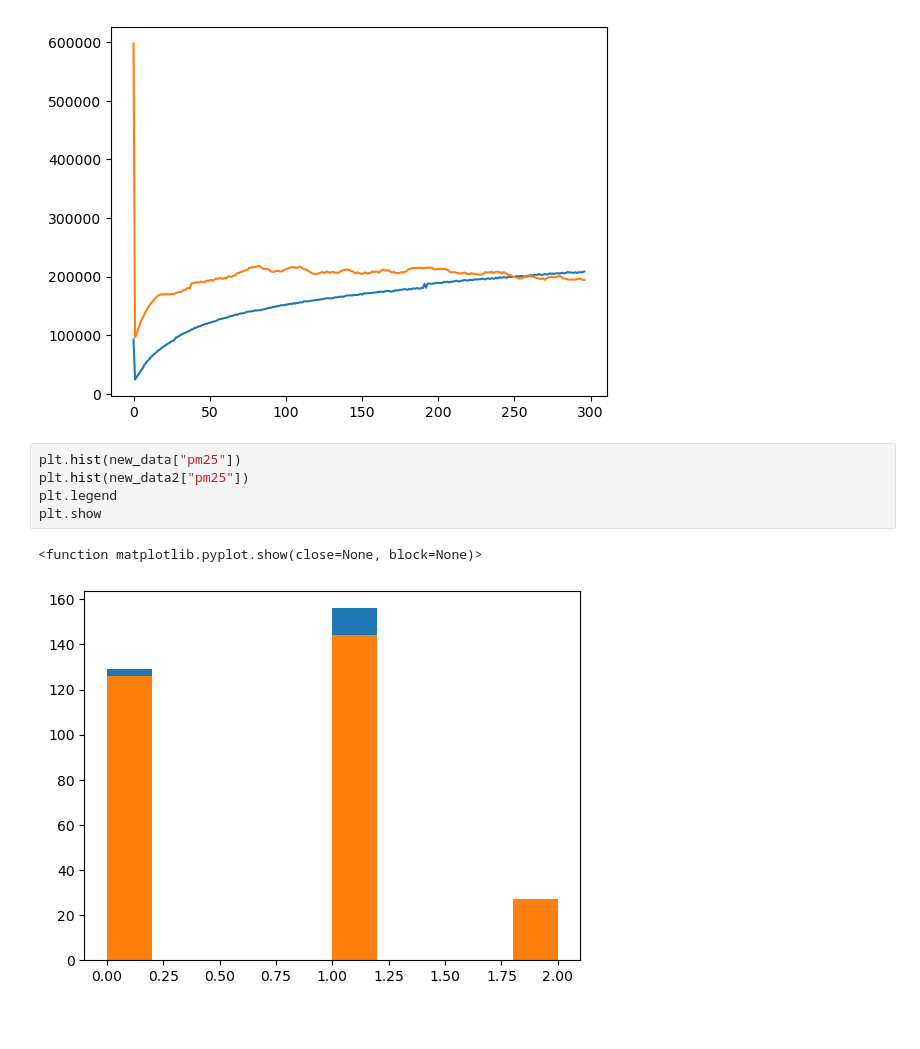
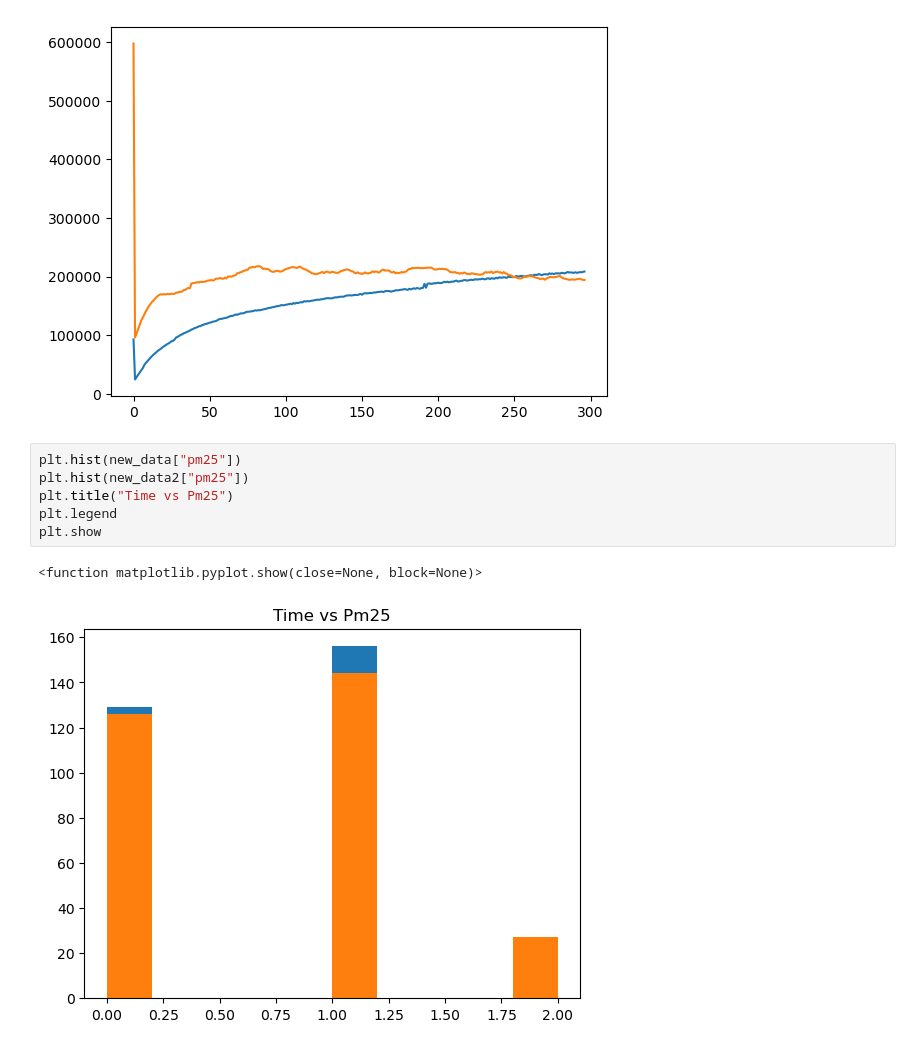
Before and after one commit to donnyszeghy/e11_Shahin_Joey_Donny, a Jupyter notebook: Lab4_graph.ipynb, the cells around one changed output. Cells and saved outputs as stored; diff of their text form; blank space fills up the shorter version.

```diff
--- a/Lab4_graph.ipynb
+++ b/Lab4_graph.ipynb
@@ -66,11 +67,12 @@ plt.show
 # %%
 plt.hist(new_data["pm25"])
 plt.hist(new_data2["pm25"])
+plt.title("Time vs Pm25")
 plt.legend
 plt.show
 # %% [output]
 <function matplotlib.pyplot.show(close=None, block=None)>
-[figure, old version]
+[figure, new version]
 # %%
 plt.hist(new_data["pm10"])
 plt.hist(new_data2["pm10"])
```
Also changed, not shown: parts of 12 cells of this notebook.
